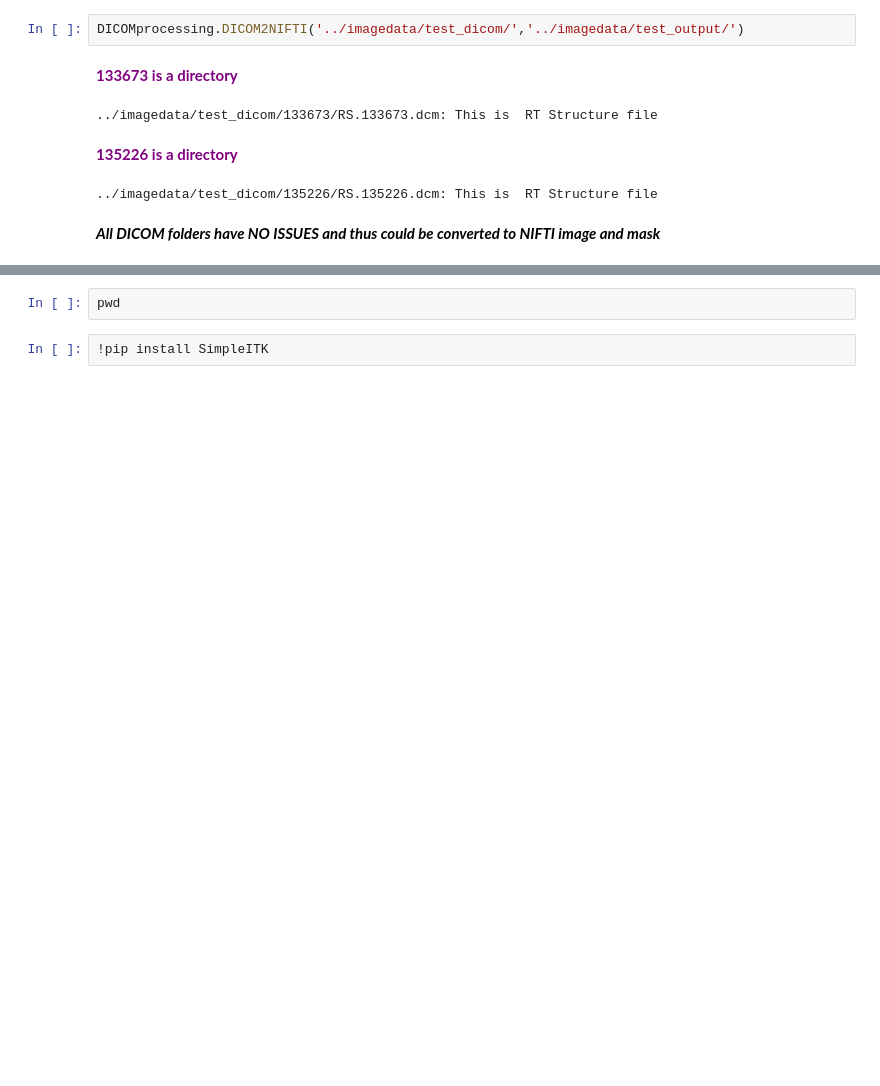
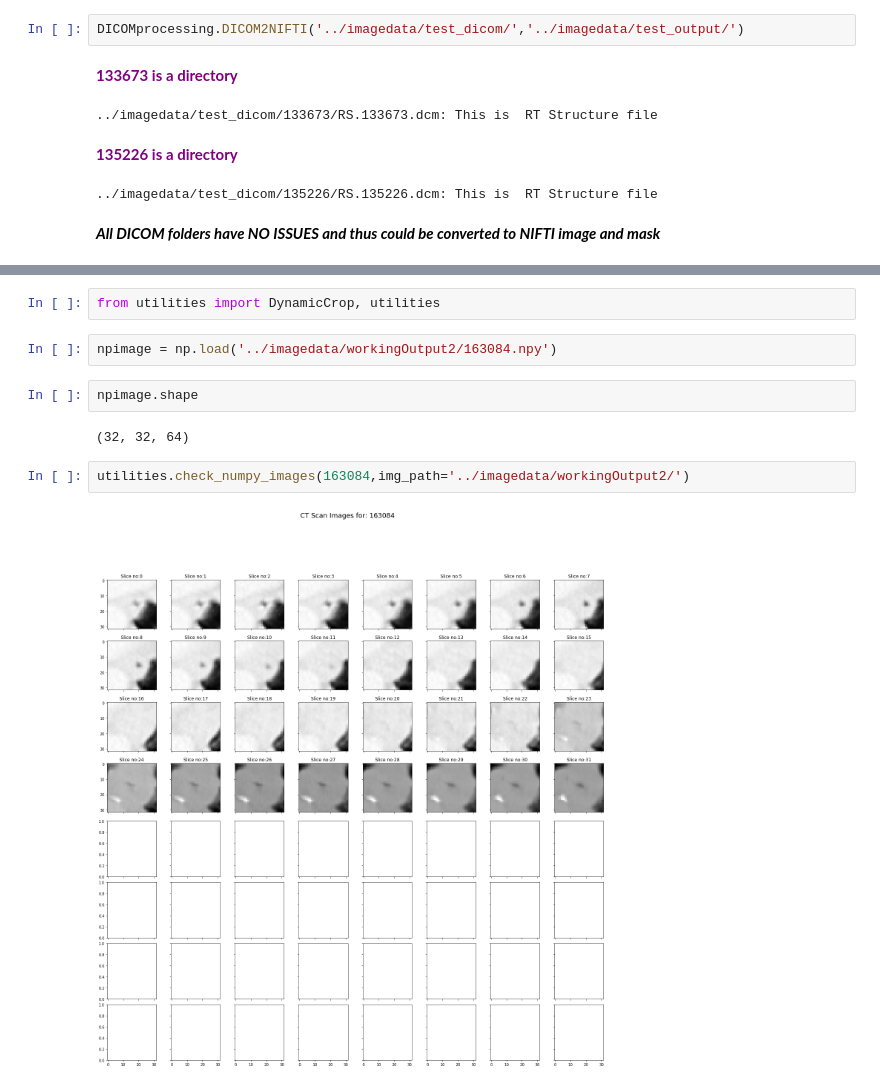
Before and after one commit to kundan1974/QARCutilities, a Jupyter notebook: check_scripts.ipynb, the cells around one changed output, grey strips where cells are left out. Drawn from its saved outputs; the diff is of its cells as text; blank space fills up the shorter version.

```diff
--- a/check_scripts.ipynb
+++ b/check_scripts.ipynb
@@ -18,4 +17,12 @@ DynamicCrop.DynamicCrop()
-# %%
-pwd
-# %%
-!pip install SimpleITK
+# %%
+from utilities import DynamicCrop, utilities
+# %%
+npimage = np.load('../imagedata/workingOutput2/163084.npy')
+# %%
+npimage.shape
+# %% [output]
+(32, 32, 64)
+# %%
+utilities.check_numpy_images(163084,img_path='../imagedata/workingOutput2/')
+# %% [output]
+[figure, added]
```
Also changed, not shown: parts of 2 cells of this notebook, 9 other files.
